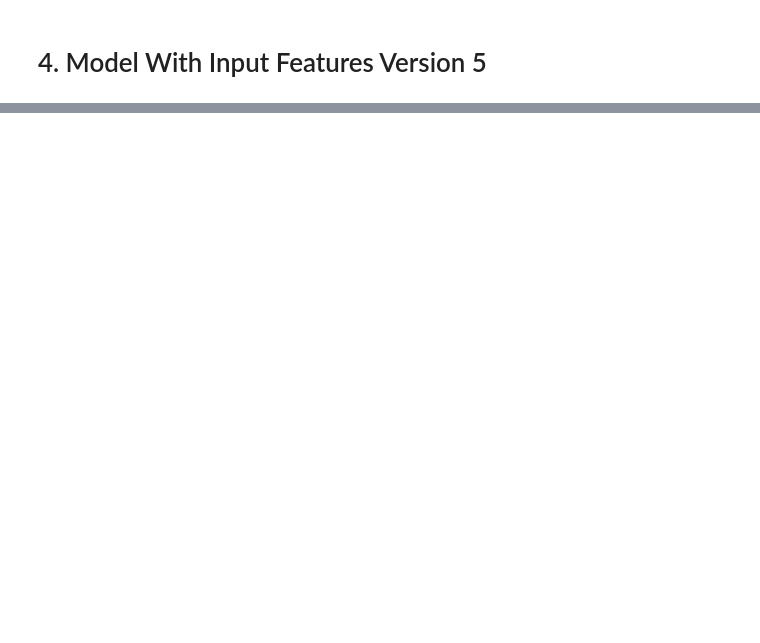
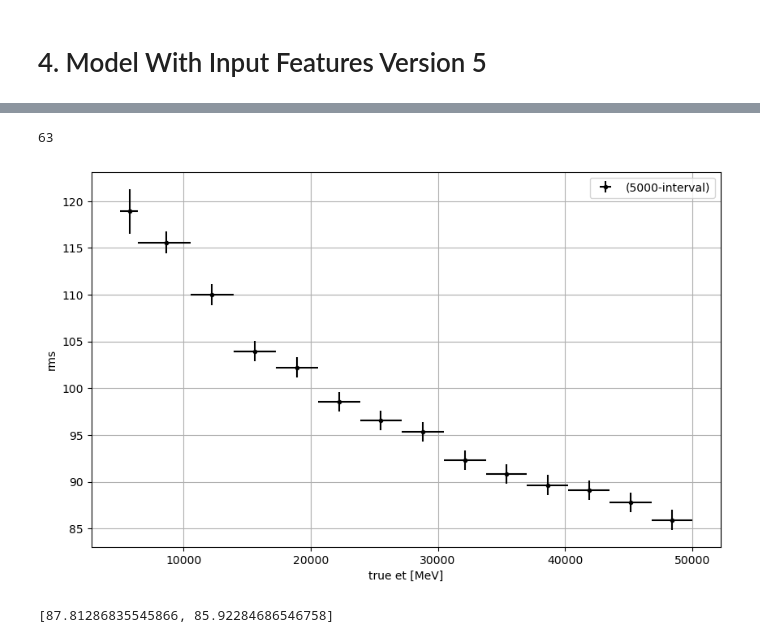
Before and after one commit to p-mucha/ML-for-ATLAS-Hardware-Trigger-at-HL-LHC-in-HH-4b, a Jupyter notebook: notebooks/3.0-pm-different-input-features.ipynb, the cells around one changed output, grey strips where cells are left out. Drawn from its saved outputs; the diff is of its cells as text; code cells hidden in the pictures; blank space fills up the shorter version.

```diff
--- a/notebooks/3.0-pm-different-input-features.ipynb
+++ b/notebooks/3.0-pm-different-input-features.ipynb
@@ -205,0 +352,21 @@ pi_char.train_xgboost_model(params)
+# %%
+len(feature_names)
+# %% [output]
+63
+# %%
+x_pi_char_2, y_pi_char_2, x_u_pi_char_2, u_pi_char_2 = utils.plot_avg(
+    x_values=pi_char.testing_dataset["et"].values,
+    y_values=(pi_char.y_test - pi_char.y_pred),
+    interval=5000,
+    xlabel="true et [MeV]",
+    rms=True,
+    return_values=True,
+    ylabel="rms",
+    return_x_u=True,
+    plot=True,
+)
+
+y_pi_char_2[-2:]
+# %% [output]
+[figure, added]
+[87.81286835545866, 85.92284686546758]
```
Also changed, not shown: parts of 24 cells of this notebook, 6 other files.
